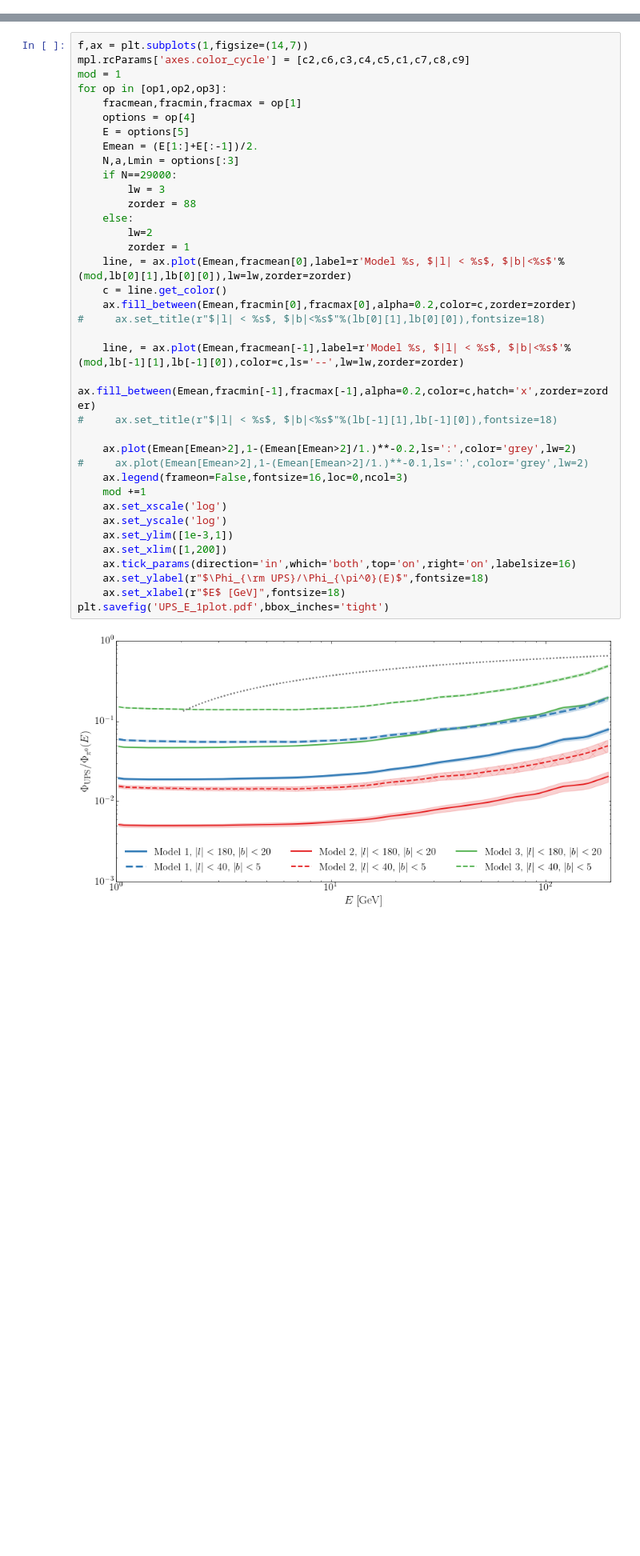
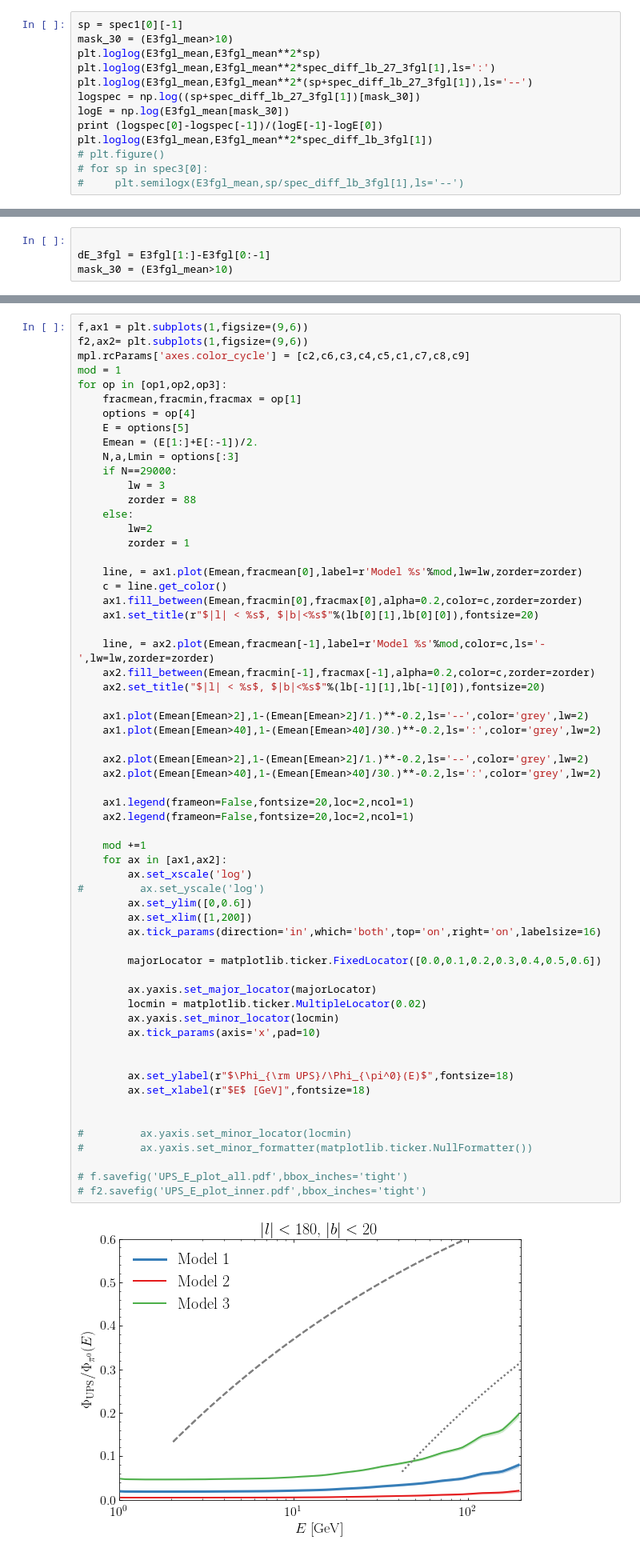
Before and after one commit to martp91/y-rays-UPS, a Jupyter notebook: sim_UPS.ipynb, the cells around one changed output, grey strips where cells are left out. Shown at 80% size. Cells and saved outputs as stored; diff of their text form; blank space fills up the shorter version.

```diff
--- a/sim_UPS.ipynb
+++ b/sim_UPS.ipynb
@@ -326,0 +368,13 @@ Doing 100 Galaxy simulations with 210000 sources with a=2.1, Lmin=1e+34, Lmax=2e
+# %%
+sp = spec1[0][-1]
+mask_30 = (E3fgl_mean>10)
+plt.loglog(E3fgl_mean,E3fgl_mean**2*sp)
+plt.loglog(E3fgl_mean,E3fgl_mean**2*spec_diff_lb_27_3fgl[1],ls=':')
+plt.loglog(E3fgl_mean,E3fgl_mean**2*(sp+spec_diff_lb_27_3fgl[1]),ls='--')
+logspec = np.log((sp+spec_diff_lb_27_3fgl[1])[mask_30])
+logE = np.log(E3fgl_mean[mask_30])
+print (logspec[0]-logspec[-1])/(logE[-1]-logE[0])
+plt.loglog(E3fgl_mean,E3fgl_mean**2*spec_diff_lb_3fgl[1])
+# plt.figure()
+# for sp in spec3[0]:
+#     plt.semilogx(E3fgl_mean,sp/spec_diff_lb_3fgl[1],ls='--')
@@ -326,0 +385,4 @@ Doing 100 Galaxy simulations with 210000 sources with a=2.1, Lmin=1e+34, Lmax=2e
+# %%
+
+dE_3fgl = E3fgl[1:]-E3fgl[0:-1]
+mask_30 = (E3fgl_mean>10)
@@ -371,41 +517,65 @@ plot_lb_profile([op1,op2,op3],save=True)
 # %% [markdown]
 # Energy dependence
 # %%
-f,ax = plt.subplots(1,figsize=(14,7))
+f,ax1 = plt.subplots(1,figsize=(9,6))
+f2,ax2= plt.subplots(1,figsize=(9,6))
 mpl.rcParams['axes.color_cycle'] = [c2,c6,c3,c4,c5,c1,c7,c8,c9]
 mod = 1
 for op in [op1,op2,op3]:
     fracmean,fracmin,fracmax = op[1]
     options = op[4]
     E = options[5]
     Emean = (E[1:]+E[:-1])/2.
     N,a,Lmin = options[:3]
     if N==29000:
         lw = 3
         zorder = 88
     else:
         lw=2
         zorder = 1
-    line, = ax.plot(Emean,fracmean[0],label=r'Model %s, $|l| < %s$, $|b|<%s$'%(mod,lb[0][1],lb[0][0]),lw=lw,zorder=zorder)
+
+    line, = ax1.plot(Emean,fracmean[0],label=r'Model %s'%mod,lw=lw,zorder=zorder)
     c = line.get_color()
-    ax.fill_between(Emean,fracmin[0],fracmax[0],alpha=0.2,color=c,zorder=zorder)
-#     ax.set_title(r"$|l| < %s$, $|b|<%s$"%(lb[0][1],lb[0][0]),fontsize=18)
+    ax1.fill_between(Emean,fracmin[0],fracmax[0],alpha=0.2,color=c,zorder=zorder)
+    ax1.set_title(r"$|l| < %s$, $|b|<%s$"%(lb[0][1],lb[0][0]),fontsize=20)
 
-    line, = ax.plot(Emean,fracmean[-1],label=r'Model %s, $|l| < %s$, $|b|<%s$'%(mod,lb[-1][1],lb[-1][0]),color=c,ls='--',lw=lw,zorder=zorder)
-    ax.fill_between(Emean,fracmin[-1],fracmax[-1],alpha=0.2,color=c,hatch='x',zorder=zorder)
-#     ax.set_title(r"$|l| < %s$, $|b|<%s$"%(lb[-1][1],lb[-1][0]),fontsize=18)
+    line, = ax2.plot(Emean,fracmean[-1],label=r'Model %s'%mod,color=c,ls='-',lw=lw,zorder=zorder)
+    ax2.fill_between(Emean,fracmin[-1],fracmax[-1],alpha=0.2,color=c,zorder=zorder)
+    ax2.set_title("$|l| < %s$, $|b|<%s$"%(lb[-1][1],lb[-1][0]),fontsize=20)
 
-    ax.plot(Emean[Emean>2],1-(Emean[Emean>2]/1.)**-0.2,ls=':',color='grey',lw=2)
-#     ax.plot(Emean[Emean>2],1-(Emean[Emean>2]/1.)**-0.1,ls=':',color='grey',lw=2)
-    ax.legend(frameon=False,fontsize=16,loc=0,ncol=3)
+    ax1.plot(Emean[Emean>2],1-(Emean[Emean>2]/1.)**-0.2,ls='--',color='grey',lw=2)
+    ax1.plot(Emean[Emean>40],1-(Emean[Emean>40]/30.)**-0.2,ls=':',color='grey',lw=2)
+
+    ax2.plot(Emean[Emean>2],1-(Emean[Emean>2]/1.)**-0.2,ls='--',color='grey',lw=2)
+    ax2.plot(Emean[Emean>40],1-(Emean[Emean>40]/30.)**-0.2,ls=':',color='grey',lw=2)
+
+    ax1.legend(frameon=False,fontsize=20,loc=2,ncol=1)
+    ax2.legend(frameon=False,fontsize=20,loc=2,ncol=1)
+
     mod +=1
-    ax.set_xscale('log')
-    ax.set_yscale('log')
-    ax.set_ylim([1e-3,1])
-    ax.set_xlim([1,200])
-    ax.tick_params(direction='in',which='both',top='on',right='on',labelsize=16)
-    ax.set_ylabel(r"$\Phi_{\rm UPS}/\Phi_{\pi^0}(E)$",fontsize=18)
-    ax.set_xlabel(r"$E$ [GeV]",fontsize=18)
-plt.savefig('UPS_E_1plot.pdf',bbox_inches='tight')
+    for ax in [ax1,ax2]:
+        ax.set_xscale('log')
+#         ax.set_yscale('log')
+        ax.set_ylim([0,0.6])
+        ax.set_xlim([1,200])
+        ax.tick_params(direction='in',which='both',top='on',right='on',labelsize=16)
+
+        majorLocator = matplotlib.ticker.FixedLocator([0.0,0.1,0.2,0.3,0.4,0.5,0.6])
+
+        ax.yaxis.set_major_locator(majorLocator)
+        locmin = matplotlib.ticker.MultipleLocator(0.02)
+        ax.yaxis.set_minor_locator(locmin)
+        ax.tick_params(axis='x',pad=10)
+
+
+        ax.set_ylabel(r"$\Phi_{\rm UPS}/\Phi_{\pi^0}(E)$",fontsize=18)
+        ax.set_xlabel(r"$E$ [GeV]",fontsize=18)
+
+
+#         ax.yaxis.set_minor_locator(locmin)
+#         ax.yaxis.set_minor_formatter(matplotlib.ticker.NullFormatter())
+
+# f.savefig('UPS_E_plot_all.pdf',bbox_inches='tight')
+# f2.savefig('UPS_E_plot_inner.pdf',bbox_inches='tight')
 # %% [output]
-[figure, old version]
+[figure, new version]
```
Also changed, not shown: parts of 26 cells of this notebook.
